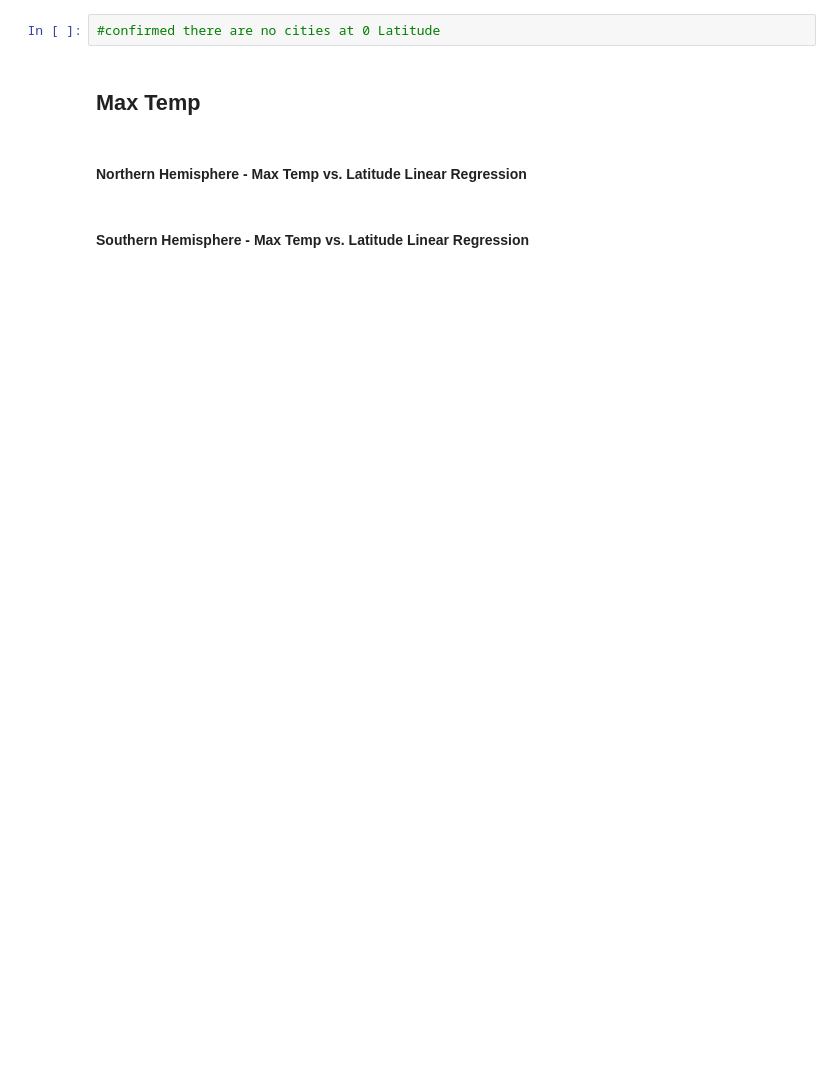
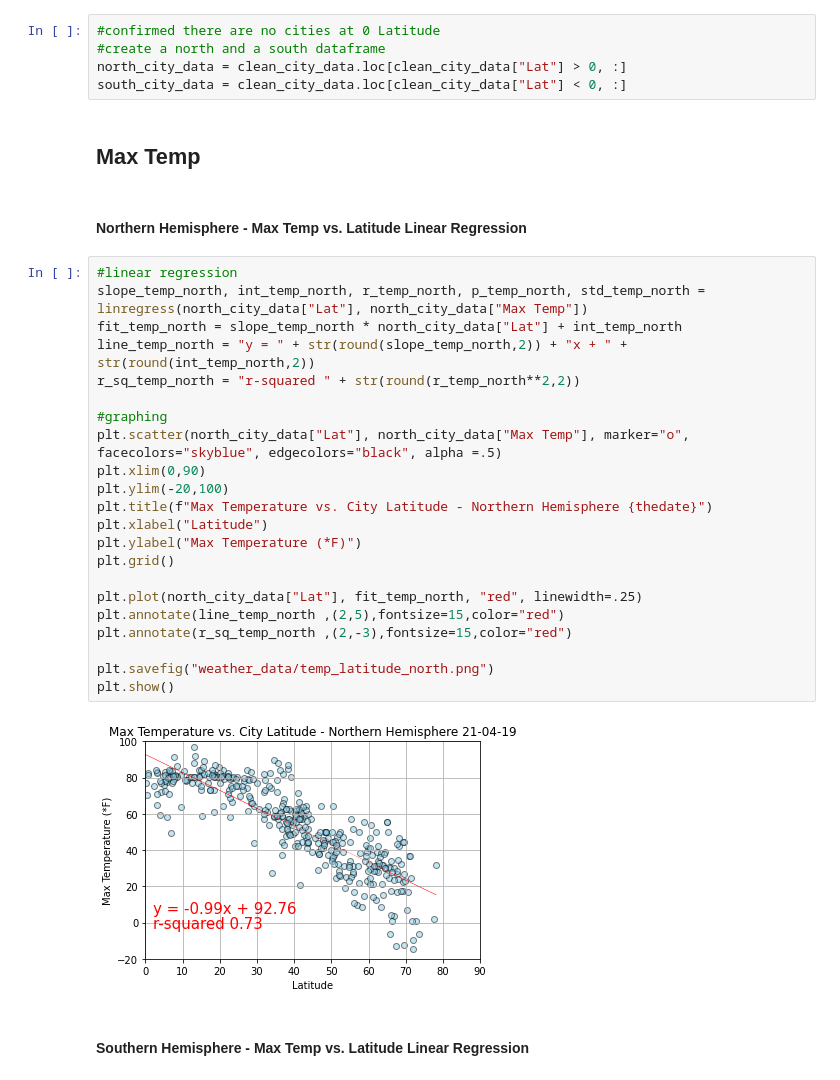
Before and after one commit to madisonfisher/python-api-challenge, a Jupyter notebook: WeatherPy.ipynb, the cells around one changed output. Drawn from its saved outputs; the diff is of its cells as text; blank space fills up the shorter version.

Commit message:
created northa nd south dataframes and generated temp and humidity graphs with linear regression

```diff
--- a/WeatherPy.ipynb
+++ b/WeatherPy.ipynb
@@ -228,9 +225,36 @@ The above plot of Wind Speed vs. Latitude is analyzing the relationship between
 # Linear Regression
 # %%
 #confirmed there are no cities at 0 Latitude
+#create a north and a south dataframe
+north_city_data = clean_city_data.loc[clean_city_data["Lat"] > 0, :]
+south_city_data = clean_city_data.loc[clean_city_data["Lat"] < 0, :]
 # %% [markdown]
 ## Max Temp
 # %% [markdown]
 ####  Northern Hemisphere - Max Temp vs. Latitude Linear Regression
+# %%
+#linear regression
+slope_temp_north, int_temp_north, r_temp_north, p_temp_north, std_temp_north = linregress(north_city_data["Lat"], north_city_data["Max Temp"])
+fit_temp_north = slope_temp_north * north_city_data["Lat"] + int_temp_north
+line_temp_north = "y = " + str(round(slope_temp_north,2)) + "x + " + str(round(int_temp_north,2))
+r_sq_temp_north = "r-squared " + str(round(r_temp_north**2,2))
+
+#graphing
+plt.scatter(north_city_data["Lat"], north_city_data["Max Temp"], marker="o", facecolors="skyblue", edgecolors="black", alpha =.5)
+plt.xlim(0,90)
+plt.ylim(-20,100)
+plt.title(f"Max Temperature vs. City Latitude - Northern Hemisphere {thedate}")
+plt.xlabel("Latitude")
+plt.ylabel("Max Temperature (*F)")
+plt.grid()
+
+plt.plot(north_city_data["Lat"], fit_temp_north, "red", linewidth=.25)
+plt.annotate(line_temp_north ,(2,5),fontsize=15,color="red")
+plt.annotate(r_sq_temp_north ,(2,-3),fontsize=15,color="red")
+
+plt.savefig("weather_data/temp_latitude_north.png")
+plt.show()
+# %% [output]
+[figure, added]
 # %% [markdown]
 ####  Southern Hemisphere - Max Temp vs. Latitude Linear Regression
```
Also changed, not shown: parts of 4 cells of this notebook, 4 other files.
